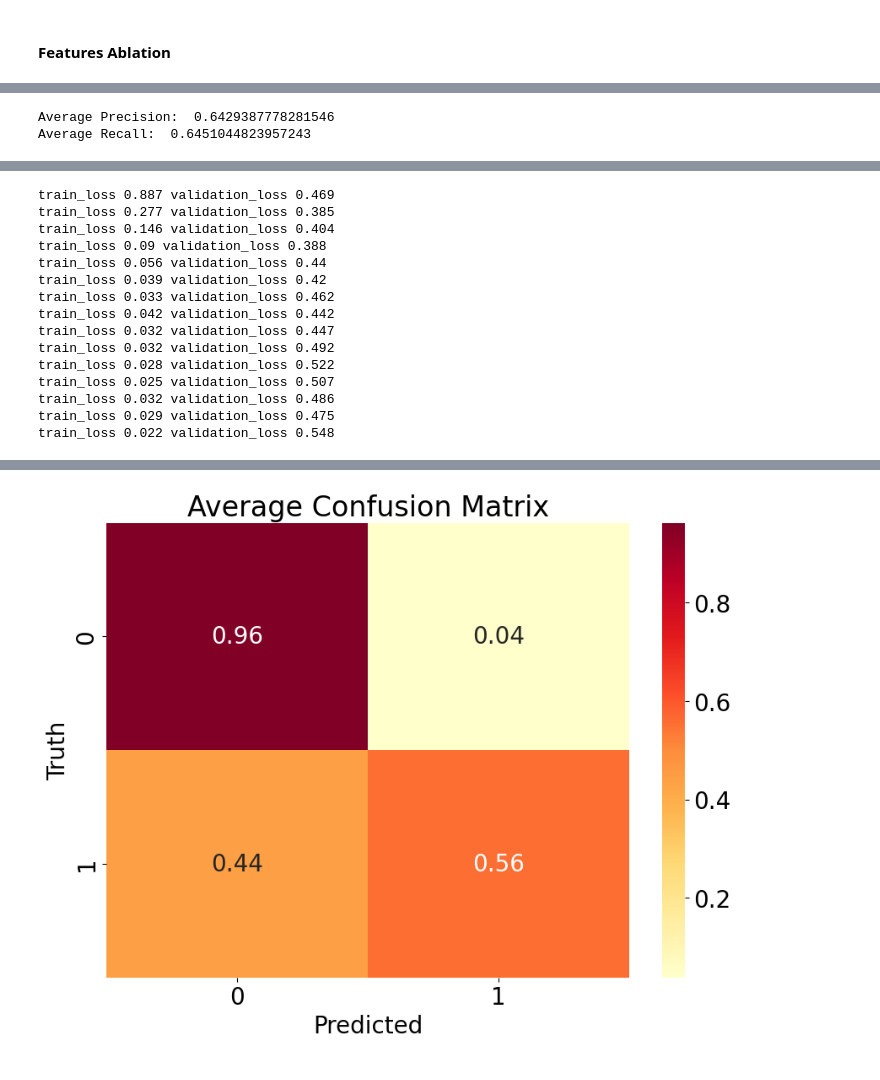
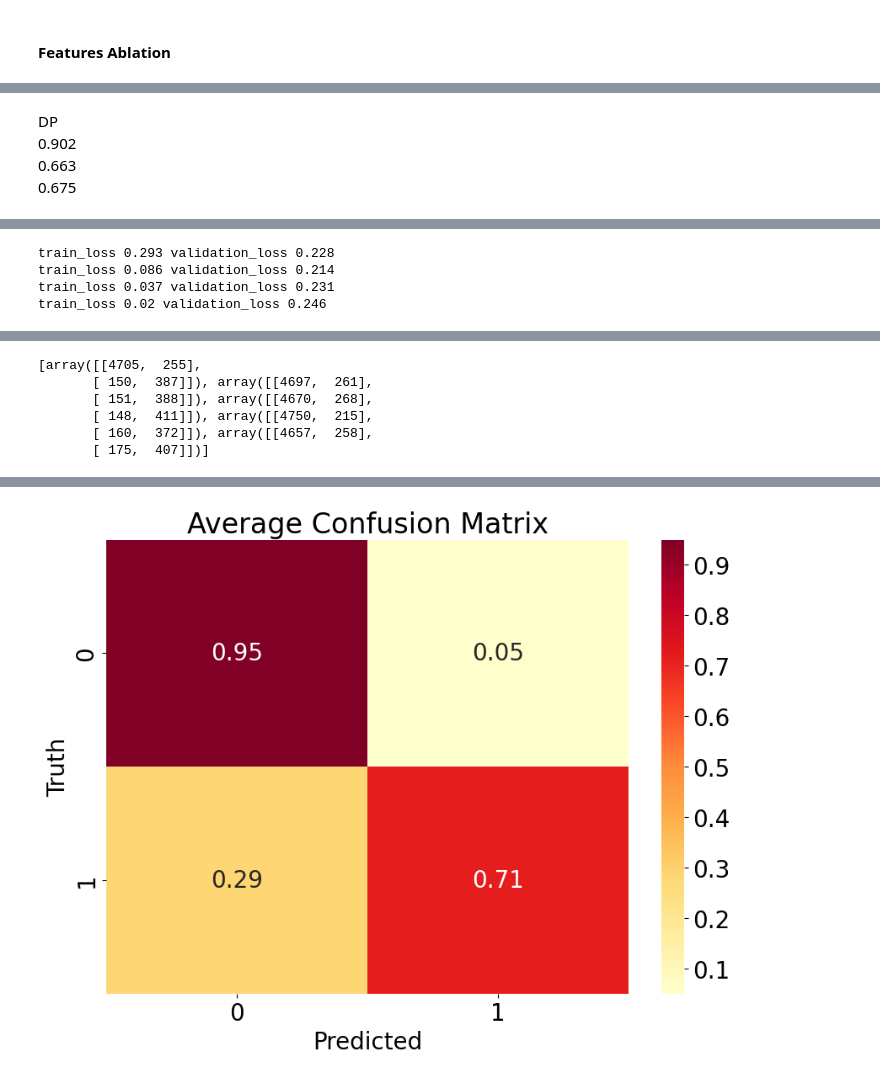
Before and after one commit to Peneapple/SRDP, a Jupyter notebook: Code/Performance_AblationTest.ipynb, the cells around one changed output, grey strips where cells are left out. Saved outputs shown, nothing was run; the diff lists cells and outputs as text; code cells hidden in the pictures.

```diff
--- a/Code/Performance_AblationTest.ipynb
+++ b/Code/Performance_AblationTest.ipynb
@@ -1452,37 +1140,10 @@ cms
-# %%
-import numpy as np
-
-confusion_matrices = [
-    np.array([[5601,  203], [ 177,  357]]),
-    np.array([[5555,  259], [ 174,  350]]),
-    np.array([[5662,  159], [ 193,  324]]),
-    np.array([[5583,  169], [ 216,  370]]),
-    np.array([[5546,  204], [ 217,  371]])
-]
-
-precisions = []
-recalls = []
-for cm in confusion_matrices:
-    TP = cm[1, 1]
-    FP = cm[0, 1]
-    FN = cm[1, 0]
-
-    precision = TP / (TP + FP)
-    recall = TP / (TP + FN)
-
-    precisions.append(precision)
-    recalls.append(recall)
-
-avg_precision = np.mean(precisions)
-avg_recall = np.mean(recalls)
-
-print("Average Precision: ", avg_precision)
-print("Average Recall: ", avg_recall)
-# %% [output]
-Average Precision:  0.6429387778281546
-Average Recall:  0.6451044823957243
+# %% [markdown]
+DP\
+0.902\
+0.663\
+0.675
 # %%
-# DS 0.858
+# DS
 X = []
 y = []
 from tqdm import tqdm
@@ -1544,8 +1205,12 @@ for i in range(5):
     X_test, y_test = zip(*test_data)
     X_train, y_train = zip(*train_data)
 
+    scaler = StandardScaler()
+    X_train = scaler.fit_transform(X_train)
+    X_test = scaler.transform(X_test)
+
     # Run the MLP model
-    num_train_epochs = 15
+    num_train_epochs = 4
     model, train_losses, validation_losses = run_MLP(
         X_train, X_test, y_train, y_test, batch_size=100,
         learning_rate=1e-4, weight_decay=1e-3, num_train_epochs=num_train_epochs)
@@ -1563,16 +1228,22 @@ for i in range(5):
     # Predict probabilities for the test data
     probs = model.predict_proba(X_test)
 
+    # Change the threshold
+    threshold = 0.2
+    y_pred = np.where(probs[:,1] > threshold, 1, 0)
+
     # Calculate the ROC curve and AUC
     fpr, tpr, thresholds = roc_curve(y_test, probs[:, 1])
     roc_auc = auc(fpr, tpr)
     roc_data.append((fpr, tpr, roc_auc))
 
     # Calculate confusion matrix
-    y_pred = model.predict(X_test)
+    #y_pred = model.predict(X_test)
     cm = confusion_matrix(y_test, y_pred)
     cms.append(cm)
 
+
+print(cms)
 # Plot all AUCs
 plt.figure(figsize=(7, 5))
 for i, (fpr, tpr, roc_auc) in enumerate(roc_data):
@@ -1668,15 +1295,4 @@ train_loss 0.032 validation_loss 0.509
-train_loss 0.887 validation_loss 0.469
-train_loss 0.277 validation_loss 0.385
-train_loss 0.146 validation_loss 0.404
-train_loss 0.09 validation_loss 0.388
-train_loss 0.056 validation_loss 0.44
-train_loss 0.039 validation_loss 0.42
-train_loss 0.033 validation_loss 0.462
-train_loss 0.042 validation_loss 0.442
-train_loss 0.032 validation_loss 0.447
-train_loss 0.032 validation_loss 0.492
-train_loss 0.028 validation_loss 0.522
-train_loss 0.025 validation_loss 0.507
-train_loss 0.032 validation_loss 0.486
-train_loss 0.029 validation_loss 0.475
-train_loss 0.022 validation_loss 0.548
+train_loss 0.293 validation_loss 0.228
+train_loss 0.086 validation_loss 0.214
+train_loss 0.037 validation_loss 0.231
+train_loss 0.02 validation_loss 0.246
@@ -1683,0 +1300,6 @@ train_loss 0.022 validation_loss 0.548
+[array([[4705,  255],
+       [ 150,  387]]), array([[4697,  261],
+       [ 151,  388]]), array([[4670,  268],
+       [ 148,  411]]), array([[4750,  215],
+       [ 160,  372]]), array([[4657,  258],
+       [ 175,  407]])]
@@ -1685 +1307 @@ train_loss 0.022 validation_loss 0.548
-[figure, old version]
+[figure, new version]
```
Also changed, not shown: parts of 34 cells of this notebook, 3 other files.
